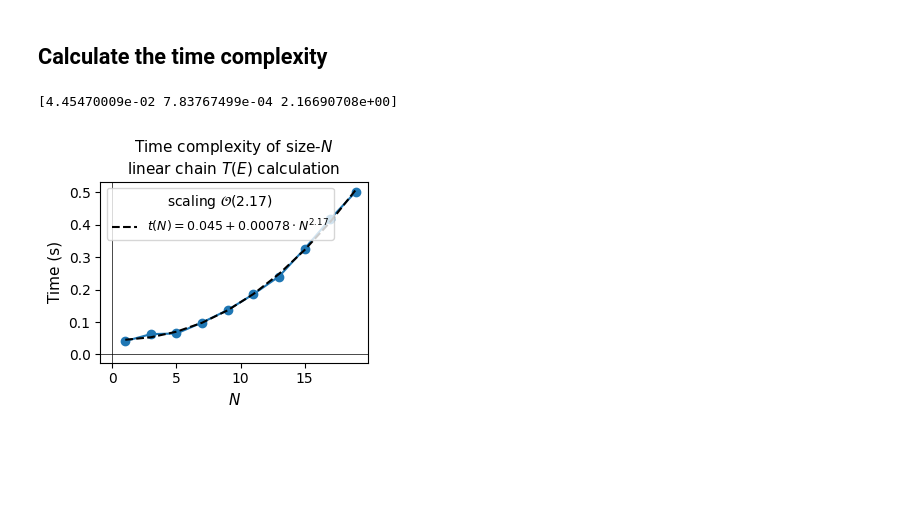
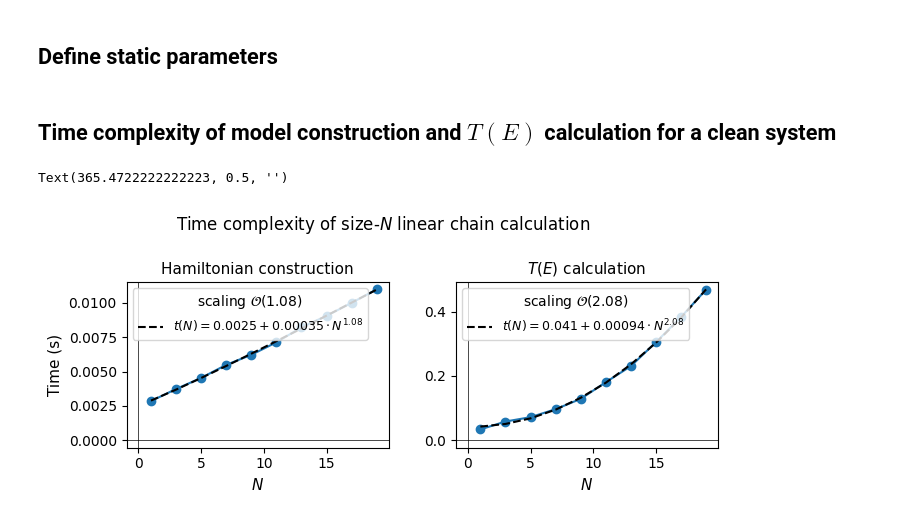
Before and after one commit to liborsold/fuNEGF, a Jupyter notebook: time_complexity.ipynb, the cells around one changed output. Drawn from its saved outputs; the diff is of its cells as text; code cells hidden in the pictures; blank space fills up the shorter version.

Commit message:
time complexity for Hamiltonian construction vs T(E) calculation complete

```diff
--- a/time_complexity.ipynb
+++ b/time_complexity.ipynb
@@ -6,47 +6,64 @@ import matplotlib.pyplot as plt
 from fuNEGF.models import LinearChain
 import timeit
 from scipy.optimize import curve_fit
+# %% [markdown]
+## Define static parameters
 # %%
 # static parameters
 eps_0 = 0
 t = 1
 a = 1
-# %% [markdown]
-## Calculate the time complexity
+# %% [markdown]
+## Time complexity of model construction and $T(E)$ calculation for a clean system
 # %%
 N_all = np.arange(1, 20, 2)
-times_all = []
+times_constr_only_all = []
+times_constr_and_transmission_all = []
 
 fig, ax = plt.subplots(1, 1, figsize=(3.5, 3))
 
 for N in N_all:
-    def time_func():
+
+    def time_constr():
         chain = LinearChain(N, eps_0, t, a, plot_dispersion=False)
+
+    chain = LinearChain(N, eps_0, t, a, plot_dispersion=False)
+    def time_transmission_calculation():
         chain.plot_transmission(ax=ax)
 
-    t = timeit.timeit(lambda: time_func(), number=30)
-    times_all.append(t)
+    t_constr_only = timeit.timeit(lambda: time_constr(), number=100)
+    t_constr_and_transmission = timeit.timeit(lambda: time_transmission_calculation(), number=30)
 
+    times_constr_only_all.append(t_constr_only)
+    times_constr_and_transmission_all.append(t_constr_and_transmission)
 plt.close()
 
-# fit data with a power law
-def power_law(x, a, b, c):
-    return a + b * np.power(x, c)
-N_all = np.array(N_all)
-times_all = np.array(times_all)
-p0 = [0, 0.01, 1]
-p = curve_fit(power_law, N_all, times_all, p0=p0)[0]
+def fit_power_law_and_plot(N_all, times_all, ax, title, label, color, linestyle, marker):
+    # fit data with a power law
+    def power_law(x, a, b, c):
+        return a + b * np.power(x, c)
+    N_all = np.array(N_all)
+    times_all = np.array(times_all)
+    p0 = [0, 0.01, 1]
+    p = curve_fit(power_law, N_all, times_all, p0=p0)[0]
 
-fig, ax = plt.subplots(1, 1, figsize=(3.5, 3))
-plt.plot(N_all, times_all, 'o-')
-plt.plot(N_all, power_law(N_all, *p), 'k--', label=f'$t(N) = {p[0]:.2g} + {p[1]:.2g}' + r' \cdot N^{' + f'{p[2]:.2f}' + r'} $')
-plt.xlabel(r'$N$', fontsize=11)
-plt.ylabel('Time (s)', fontsize=11)
-plt.legend(title=r'scaling $\mathcal{O}(' + f'{p[2]:.3g}' + r')$', loc='upper left', fontsize=9)
-plt.axhline(0, color='black', lw=0.5)
-plt.axvline(0, color='black', lw=0.5)
-plt.title(r'Time complexity of size-$N$ ' + '\n' + r'linear chain $T(E)$ calculation', fontsize=11)
-plt.tight_layout()
+    if ax is None: fig, ax = plt.subplots(1, 1, figsize=(3.5, 3))
+    ax.plot(N_all, times_all, 'o-')
+    ax.plot(N_all, power_law(N_all, *p), 'k--', label=f'$t(N) = {p[0]:.2g} + {p[1]:.2g}' + r' \cdot N^{' + f'{p[2]:.2f}' + r'} $')
+    ax.set_xlabel(r'$N$', fontsize=11)
+    ax.set_ylabel('Time (s)', fontsize=11)
+    ax.legend(title=r'scaling $\mathcal{O}(' + f'{p[2]:.3g}' + r')$', loc='upper left', fontsize=9)
+    ax.axhline(0, color='black', lw=0.5)
+    ax.axvline(0, color='black', lw=0.5)
+    if title is None: title = r'Time complexity of size-$N$ ' + '\n' + r'linear chain $T(E)$ calculation'
+    ax.set_title(title, fontsize=11)
+    plt.tight_layout()
+
+fig, axes = plt.subplots(1, 2, figsize=(7.0, 3))
+plt.suptitle('Time complexity of size-$N$ linear chain calculation', fontsize=12)
+fit_power_law_and_plot(N_all, times_constr_only_all, ax=axes[0], label='construction only', color='C0', linestyle='-', marker='o', title='Hamiltonian construction')
+fit_power_law_and_plot(N_all, times_constr_and_transmission_all, ax=axes[1], label='transmission', color='C1', linestyle='-', marker='o', title=r'$T(E)$ calculation')
+axes[1].set_ylabel('')
 # %% [output]
-[4.45470009e-02 7.83767499e-04 2.16690708e+00]
+Text(365.4722222222223, 0.5, '')
-[figure, old version]
+[figure, new version]
```
Also changed, not shown: parts of 2 cells of this notebook.
